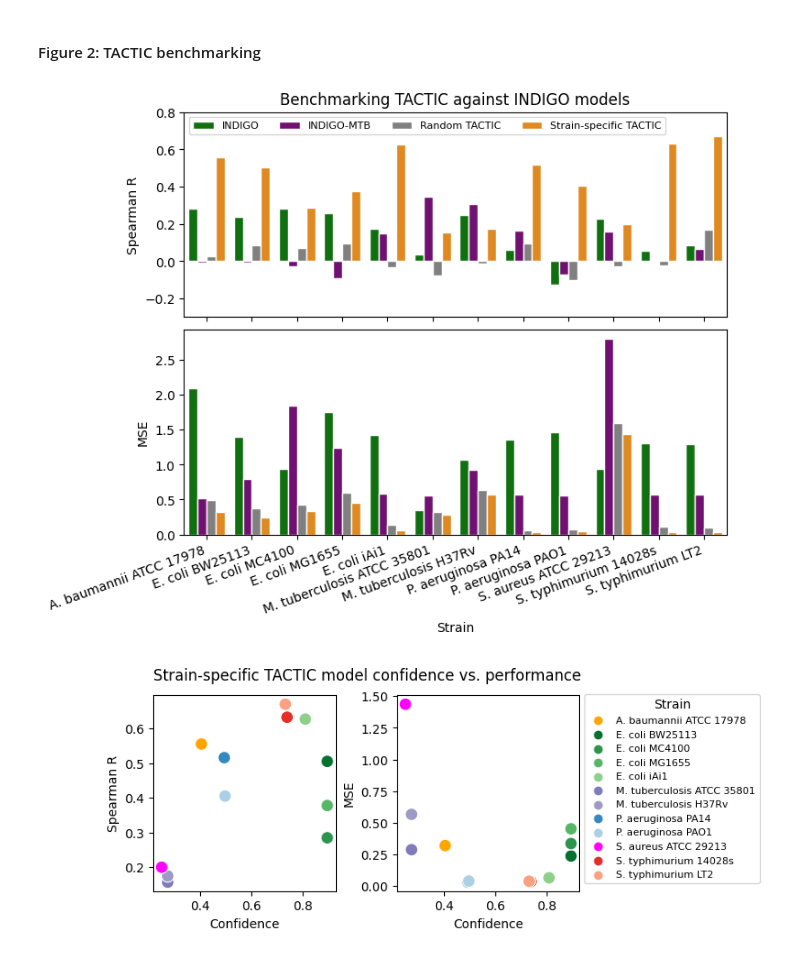
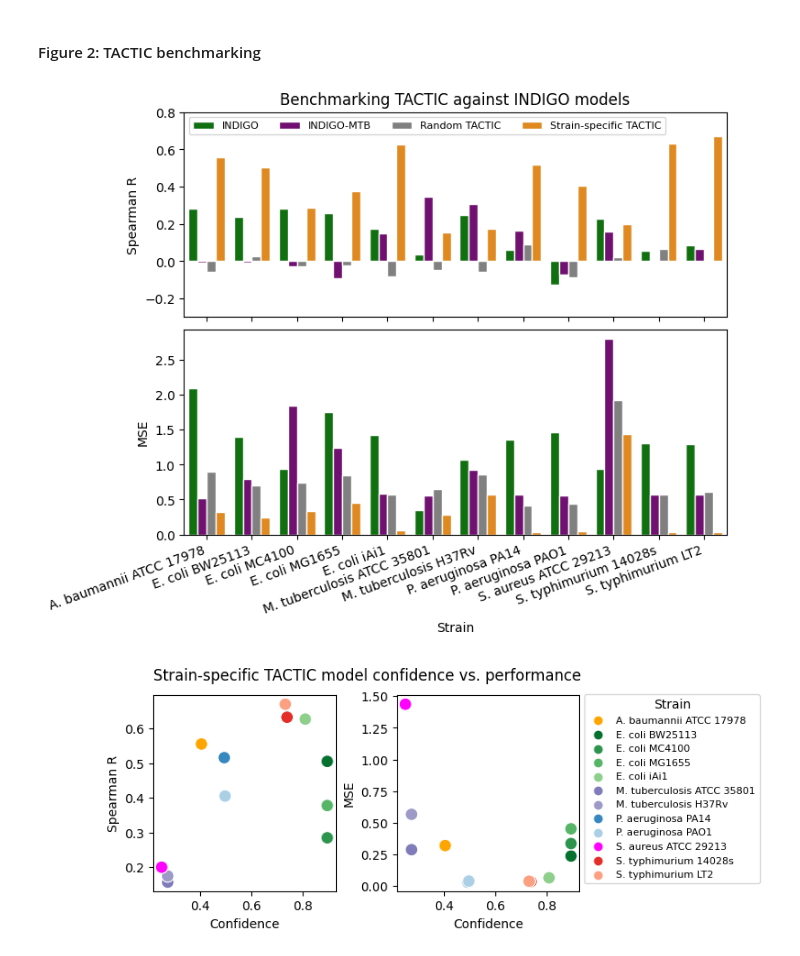
Before and after one commit to sriram-lab/TACTIC, a Jupyter notebook: TACTIC_visualization.ipynb, the cells around one changed output. Saved outputs shown, nothing was run; the diff lists cells and outputs as text; code cells hidden in the pictures.

```diff
--- a/TACTIC_visualization.ipynb
+++ b/TACTIC_visualization.ipynb
@@ -259,7 +259,7 @@ for key, value in out['bench'].items():
         # Define dataframe
         dfs = value.copy()
         dfs.rename(columns={'INDIGO': 'EC', 'INDIGO-Mtb': 'TB'}, inplace=True)
-        dfs['Random'] = rstate.permutation(dfs['TACTIC'].values)
+        dfs['Random'] = dfd.loc[dfd['Strain']!=key, 'Score'].sample(dfs.shape[0], random_state=1).values
         strain.append(key)
         ixnN.append(dfs.shape[0])
         # Spearman R
@@ -289,34 +289,34 @@ fig.subplots_adjust(hspace=0)
 xlabels = dfR['Strain']
 models = ['INDIGO', 'INDIGO-MTB', 'Random TACTIC', 'Strain-specific TACTIC']
 ncol = len(models)
 palette = ['green', 'purple', 'gray', 'darkorange']
 
 # Panel A: Spearman R
 ax = axs[0]
 dfPlot = pd.melt(dfR, id_vars=['Strain'], value_vars=['INDIGO', 'INDIGO-MTB', 'TACTIC', 'Random TACTIC'],
         var_name='Model', value_name='Spearman R')
 dfPlot['Model'].replace('TACTIC', models[-1], inplace=True)
 sns.barplot(data=dfPlot, x='Strain', y='Spearman R', hue='Model', hue_order=models,
             palette=palette, linewidth=1, edgecolor='w', ax=ax)
 ax.set(xlabel=None)
 ax.legend(bbox_to_anchor=(0, 1), loc='upper left', ncol=ncol, fontsize=8)
 ax.set_title('Benchmarking TACTIC against INDIGO models')
 ax.set(ylim=(-0.3, 0.8))
 
 # Panel B: MSE
 ax = axs[1]
 dfPlot = pd.melt(dfMSE, id_vars=['Strain'], value_vars=['INDIGO', 'INDIGO-MTB', 'TACTIC', 'Random TACTIC'],
         var_name='Model', value_name='MSE')
 dfPlot['Model'].replace('TACTIC', models[-1], inplace=True)
 sns.barplot(data=dfPlot, x='Strain', y='MSE', hue='Model', hue_order=models,
             palette=palette, linewidth=1, edgecolor='w', ax=ax)
 ax.set_xticklabels(xlabels, rotation=20, horizontalalignment='right')
 ax.legend_.remove()
 
 # Save figure
 figures['Figure 2AB'] = fig
 # %% [output]
-[figure, old version]
+[figure, new version]
 # %%
 # Define data
 df = pd.DataFrame({'Strain': strain, 'Orthologs': [len(value) for value in orthologs.values()],
```
Also changed, not shown: parts of 2 cells of this notebook.
